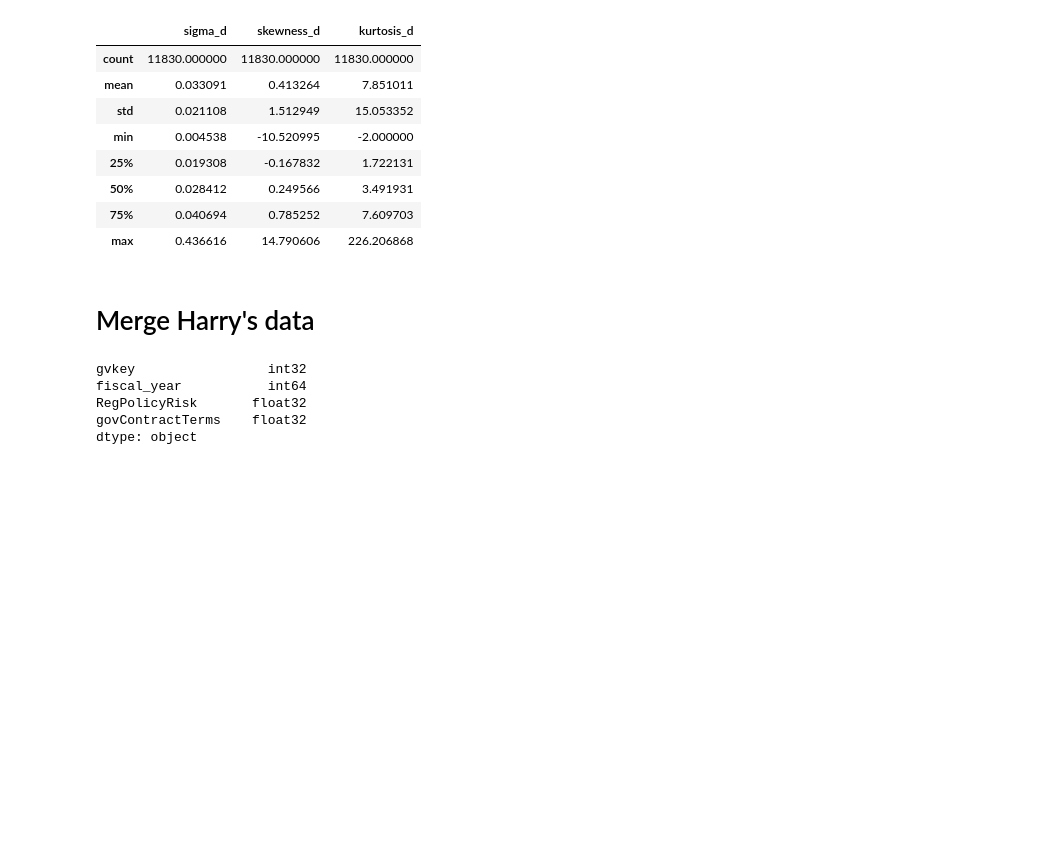
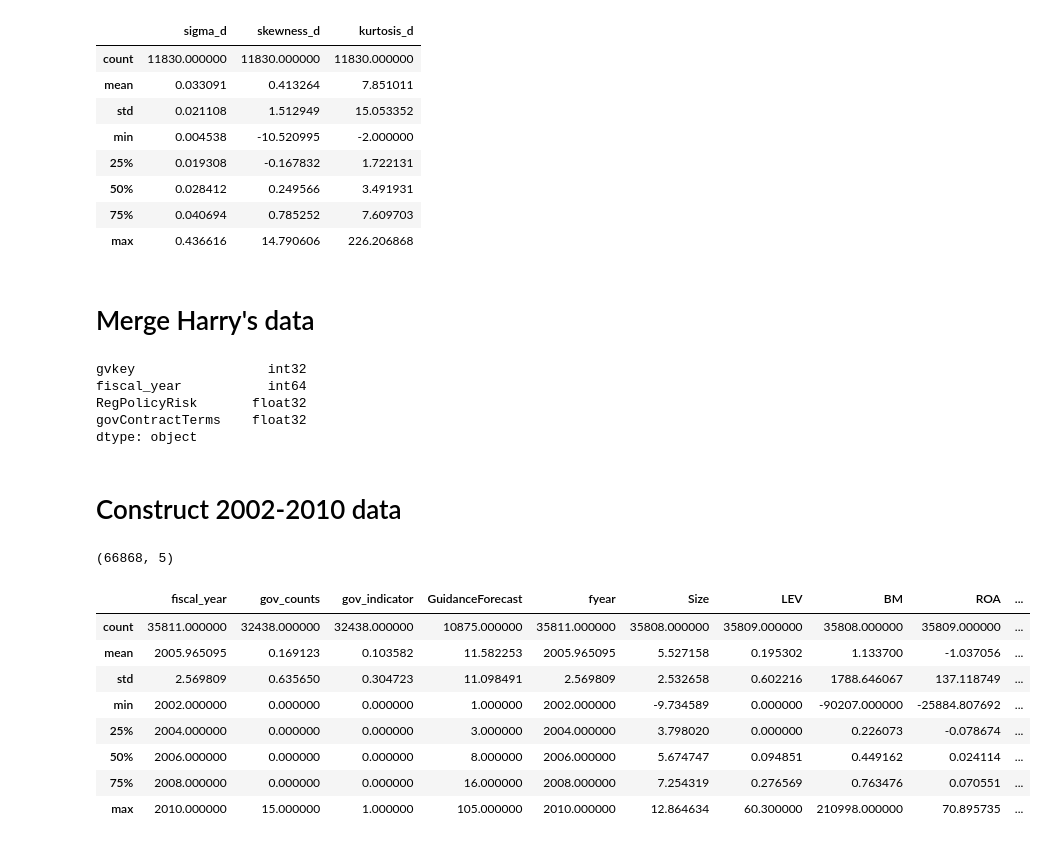
Before and after one commit to wangyouan/STOCKAct, a Jupyter notebook: Notebook/ConstructRegressionData.ipynb, the cells around one changed output. Cells and saved outputs as stored; diff of their text form; code cells hidden in the pictures; blank space fills up the shorter version.

Commit message:
update placebo construction code

```diff
--- a/Notebook/ConstructRegressionData.ipynb
+++ b/Notebook/ConstructRegressionData.ipynb
@@ -800,3 +800,5 @@ fiscal_year           int64
 RegPolicyRisk       float32
 govContractTerms    float32
 dtype: object
+# %% [markdown]
+# Construct 2002-2010 data
@@ -802,0 +823,45 @@ dtype: object
+# %%
+df_merged.shape
+# %% [output]
+(66868, 5)
+# %%
+# ============ 3. 处理 Compustat 并构建控制变量 ============
+df_comp = pd.read_csv(compustat_zip_path)
+
+df_comp['tic'] = df_comp['tic'].astype(str)
+
+# 转换 datadate 为 datetime 类型
+df_comp['datadate_parsed'] = pd.to_datetime(df_comp['datadate'], errors='coerce')
+
+# 找到 fyear 缺失的位置
+missing_mask = df_comp['fyear'].isna()
+
+# 只对缺失的位置执行 np.where 逻辑
+df_comp.loc[missing_mask, 'fyear'] = np.where(
+    df_comp.loc[missing_mask, 'datadate_parsed'].dt.month < 7,
+    df_comp.loc[missing_mask, 'datadate_parsed'].dt.year - 1,
+    df_comp.loc[missing_mask, 'datadate_parsed'].dt.year
+)
+df_comp = df_comp.dropna(subset=['tic', 'fyear'])
+df_comp['fyear'] = df_comp['fyear'].astype(int)
+
+df_comp['Size'] = np.log(df_comp['csho'] * df_comp['prcc_f'])
+df_comp['LEV'] = df_comp['dltt'] / df_comp['at']
+df_comp['BM'] = df_comp['ceq'] / (df_comp['csho'] * df_comp['prcc_f'])
+df_comp['ROA'] = df_comp['ib'] / df_comp['at']
+# %%
+controls = df_comp[['tic', 'fyear', 'Size', 'LEV', 'BM', 'ROA', 'gvkey', 'sic']].dropna()
+
+df_full = pd.merge(df_merged, controls, left_on=["tic", "fiscal_year"], right_on=["tic", "fyear"], how="inner").replace([np.inf, -np.inf], np.nan)
+# %%
+df_full.describe()
+# %% [output]
+|  | fiscal_year | gov_counts | gov_indicator | GuidanceForecast | fyear | Size | LEV | BM | ROA | ... |
+| count | 35811.000000 | 32438.000000 | 32438.000000 | 10875.000000 | 35811.000000 | 35808.000000 | 35809.000000 | 35808.000000 | 35809.000000 | ... |
+| mean | 2005.965095 | 0.169123 | 0.103582 | 11.582253 | 2005.965095 | 5.527158 | 0.195302 | 1.133700 | -1.037056 | ... |
+| std | 2.569809 | 0.635650 | 0.304723 | 11.098491 | 2.569809 | 2.532658 | 0.602216 | 1788.646067 | 137.118749 | ... |
+| min | 2002.000000 | 0.000000 | 0.000000 | 1.000000 | 2002.000000 | -9.734589 | 0.000000 | -90207.000000 | -25884.807692 | ... |
+| 25% | 2004.000000 | 0.000000 | 0.000000 | 3.000000 | 2004.000000 | 3.798020 | 0.000000 | 0.226073 | -0.078674 | ... |
+| 50% | 2006.000000 | 0.000000 | 0.000000 | 8.000000 | 2006.000000 | 5.674747 | 0.094851 | 0.449162 | 0.024114 | ... |
+| 75% | 2008.000000 | 0.000000 | 0.000000 | 16.000000 | 2008.000000 | 7.254319 | 0.276569 | 0.763476 | 0.070551 | ... |
+| max | 2010.000000 | 15.000000 | 1.000000 | 105.000000 | 2010.000000 | 12.864634 | 60.300000 | 210998.000000 | 70.895735 | ... |
```
Also changed, not shown: parts of 5 cells of this notebook.
